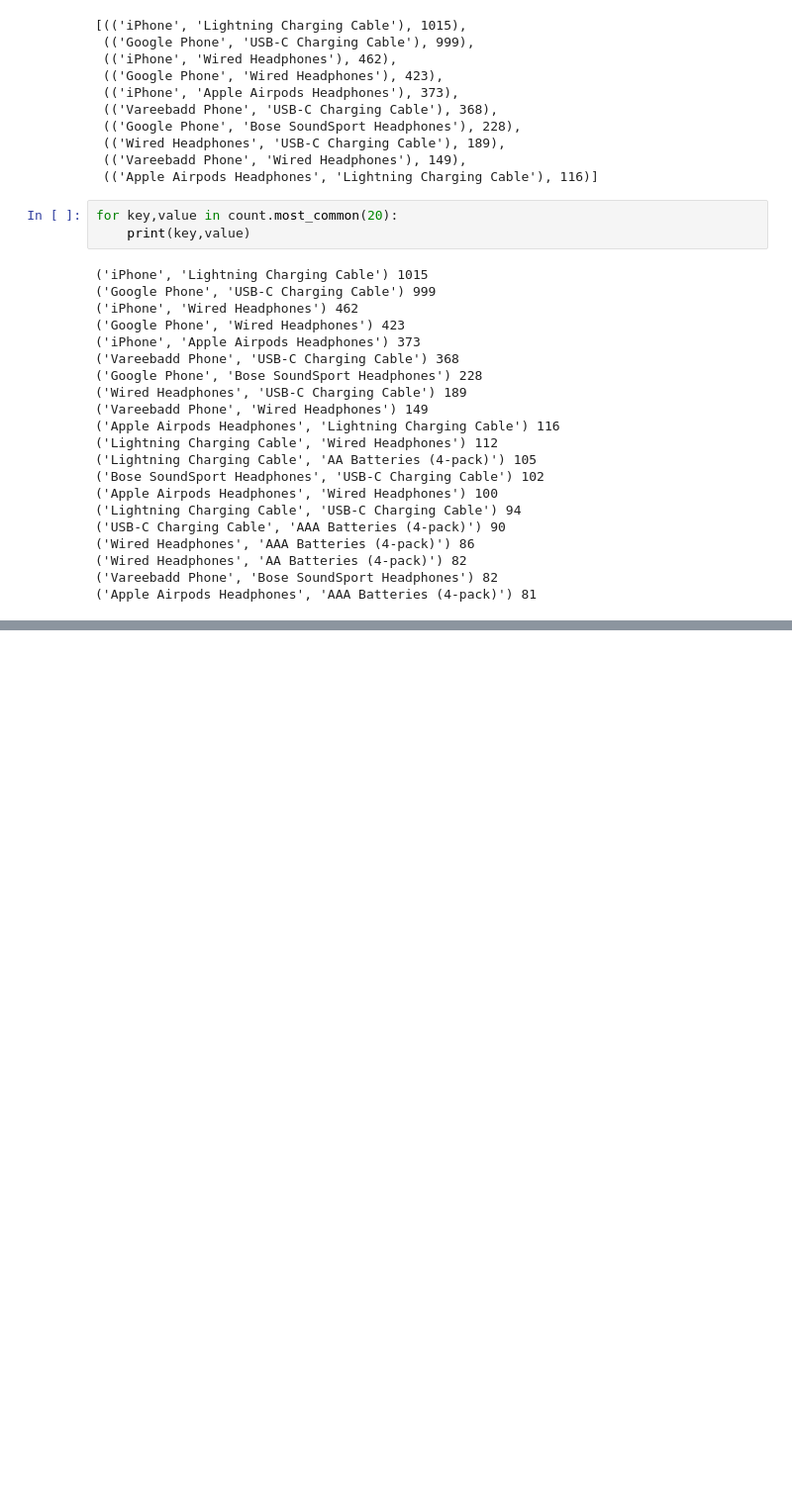
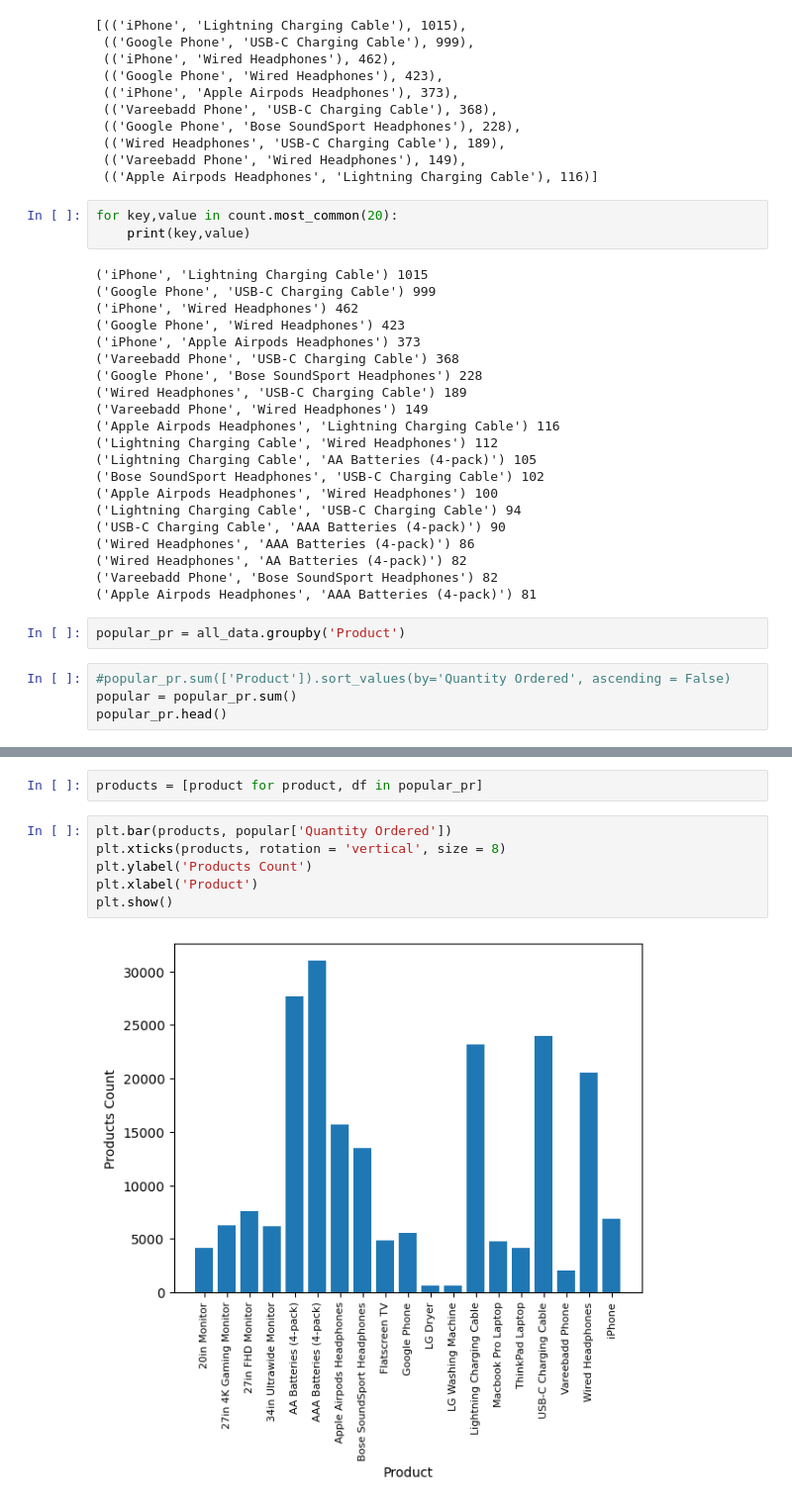
Before and after one commit to MarinaTheAnalyst/Python_Sub, a Jupyter notebook: Analysis.ipynb, the cells around one changed output, grey strips where cells are left out. Shown: that part at 99% size. Saved outputs shown, nothing was run; the diff lists cells and outputs as text; blank space fills up the shorter version.

```diff
--- a/Analysis.ipynb
+++ b/Analysis.ipynb
@@ -231,3 +231,9 @@ for key,value in count.most_common(20):
 ('Wired Headphones', 'AA Batteries (4-pack)') 82
 ('Vareebadd Phone', 'Bose SoundSport Headphones') 82
 ('Apple Airpods Headphones', 'AAA Batteries (4-pack)') 81
+# %%
+popular_pr = all_data.groupby('Product')
+# %%
+#popular_pr.sum(['Product']).sort_values(by='Quantity Ordered', ascending = False)
+popular = popular_pr.sum()
+popular_pr.head()
@@ -233,0 +254,10 @@ for key,value in count.most_common(20):
+# %%
+products = [product for product, df in popular_pr]
+# %%
+plt.bar(products, popular['Quantity Ordered'])
+plt.xticks(products, rotation = 'vertical', size = 8)
+plt.ylabel('Products Count')
+plt.xlabel('Product')
+plt.show()
+# %% [output]
+[figure, added]
```
Also changed, not shown: parts of 4 cells of this notebook.
